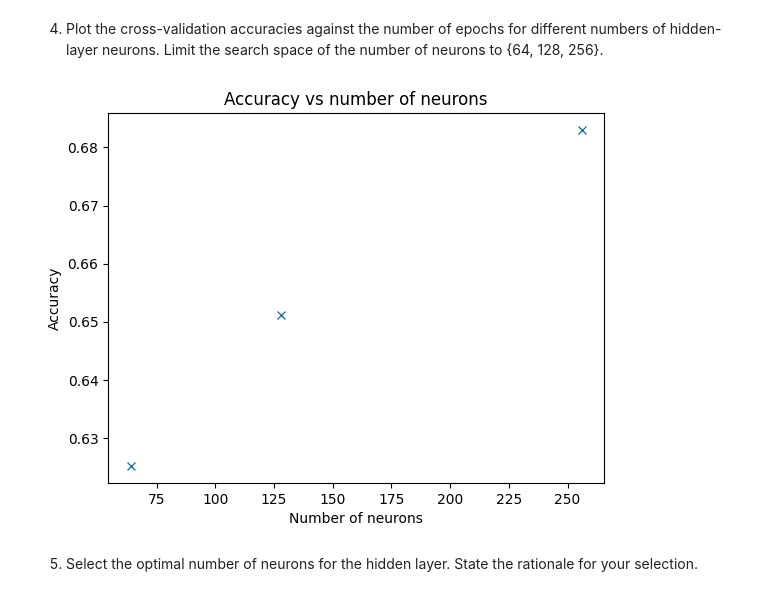
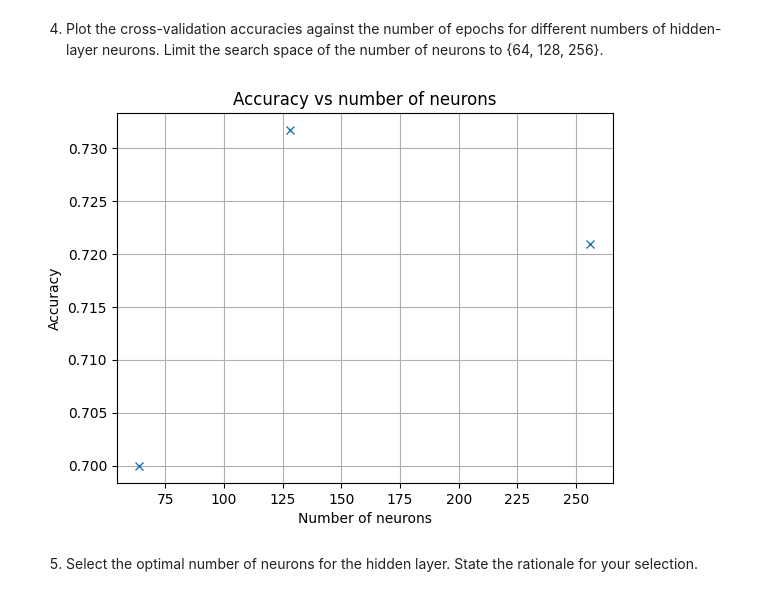
Before and after one commit to advaitbd/SC4001-Assignment, a Jupyter notebook: PartA_3.ipynb, the cells around one changed output. Drawn from its saved outputs; the diff is of its cells as text; code cells hidden in the pictures.

```diff
--- a/PartA_3.ipynb
+++ b/PartA_3.ipynb
@@ -78,6 +78,7 @@ def test_loop(dataloader, model, loss_fn):
     num_batches = len(dataloader)
     test_loss, correct = 0, 0
 
+    model.eval()
     with torch.no_grad():
         for X, y in dataloader:
             pred = model(X)
@@ -92,7 +93,7 @@ def test_loop(dataloader, model, loss_fn):
 
 def preprocess(df):
 
-    X_train, y_train, X_test, y_test = split_dataset(df,['filename','label'],0.3,1)
+    X_train, y_train, X_test, y_test = split_dataset(df,['filename','label'],0.3,0)
     X_train_scaled, X_test_scaled = preprocess_dataset(X_train, X_test)
 
     return X_train_scaled, y_train, X_test_scaled, y_test
@@ -150,4 +156,6 @@ def train(model, X_train_scaled, y_train2, X_val_scaled, y_val2, batch_size):
 # %%
+from common_utils import MLP
+
 def find_optimal_hyperparameter(X_train, y_train, parameters, mode, batch_size):
 
     # YOUR CODE HERE
@@ -158,17 +166,15 @@ def find_optimal_hyperparameter(X_train, y_train, parameters, mode, batch_size):
     cross_validation_times = []
 
     for parameter in parameters:
-        print(f"Parameter {parameter}")
+        print(f"Number of Hidden Nuerons {parameter}\n-------------------------------")
         accuracies = []
         times = []
+
         for train_index, val_index in kf.split(X_train):
             X_train2, X_val2 = X_train[train_index], X_train[val_index]
             y_train2, y_val2 = y_train[train_index], y_train[val_index]
 
-            if mode == 'num_neurons':
-                model = MLP(77,parameter,1)
-            else:
-                break
+            model = MLP(77,parameter,1)
 
             train_accuracies, train_losses, test_accuracies, test_losses, time = train(model, X_train2, y_train2, X_val2, y_val2, batch_size)
             accuracies.append(test_accuracies[-1])
@@ -183,7 +189,7 @@ def find_optimal_hyperparameter(X_train, y_train, parameters, mode, batch_size):
 optimal_bs = 256. Fill your optimal batch size in the following code.
 '''
 # YOUR CODE HERE
-optimal_bs = 256
+optimal_bs = 128
 num_neurons = [64,128,256]
 cross_validation_accuracies, cross_validation_times = find_optimal_hyperparameter(X_train_scaled, y_train, num_neurons, 'num_neurons', optimal_bs)
 # %% [output]
@@ -209,13 +215,14 @@ Early stopping
 # %%
 # YOUR CODE HERE
 
 plt.plot(num_neurons, cross_validation_accuracies, marker='x', linestyle='None')
 plt.xlabel('Number of neurons')
 plt.ylabel('Accuracy')
 plt.title('Accuracy vs number of neurons')
+plt.grid(True)
 plt.show()
 # %% [output]
-[figure, old version]
+[figure, new version]
 # %% [markdown]
 5. Select the optimal number of neurons for the hidden layer. State the rationale for your selection.
 # %%
```
Also changed, not shown: parts of 6 cells of this notebook, 4 other files.
